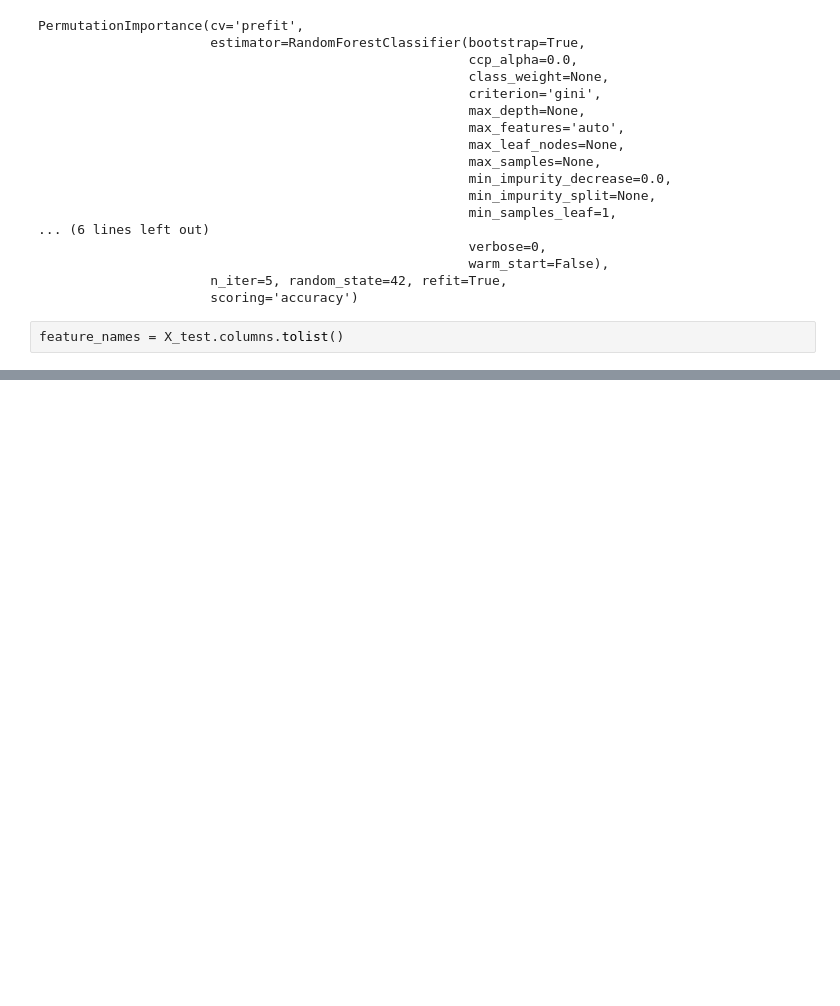
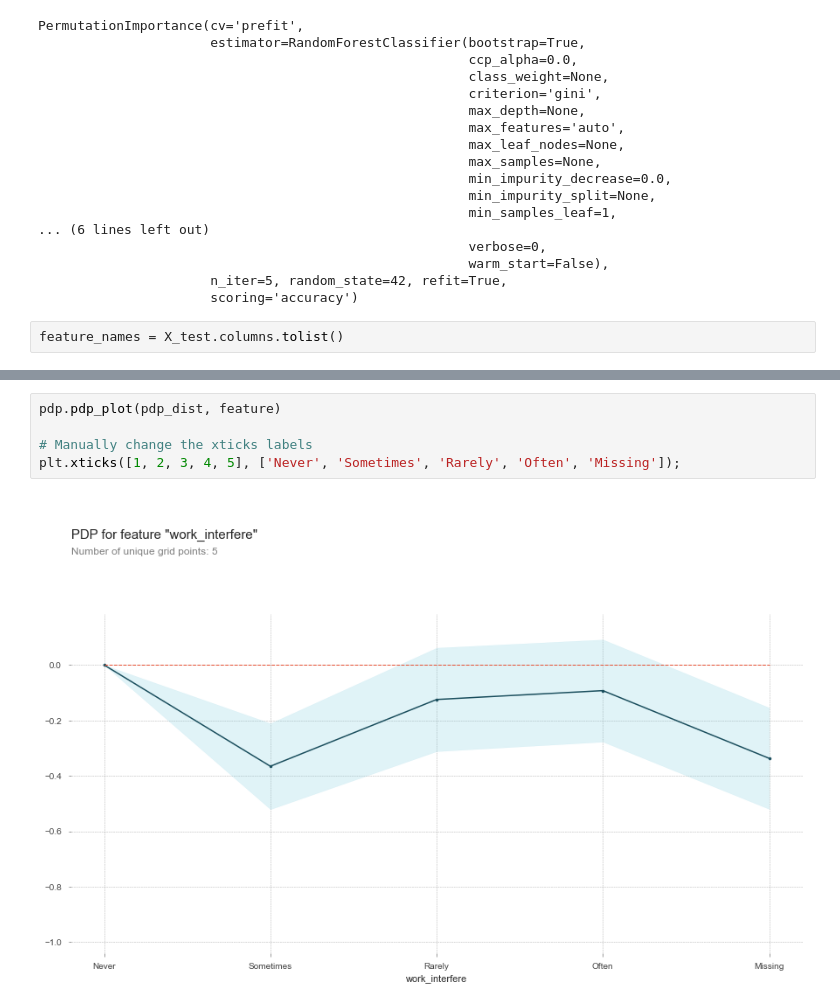
Before and after one commit to rawalk/Build_2, a Jupyter notebook: Untitled.ipynb, the cells around one changed output, grey strips where cells are left out. Saved outputs shown, nothing was run; the diff lists cells and outputs as text; blank space fills up the shorter version.

```diff
--- a/Untitled.ipynb
+++ b/Untitled.ipynb
@@ -591,0 +666,7 @@ Validation accuracy: 0.812
+# %%
+pdp.pdp_plot(pdp_dist, feature)
+
+# Manually change the xticks labels
+plt.xticks([1, 2, 3, 4, 5], ['Never', 'Sometimes', 'Rarely', 'Often', 'Missing']);
+# %% [output]
+[figure, added]
```
Also changed, not shown: parts of 18 cells of this notebook.
